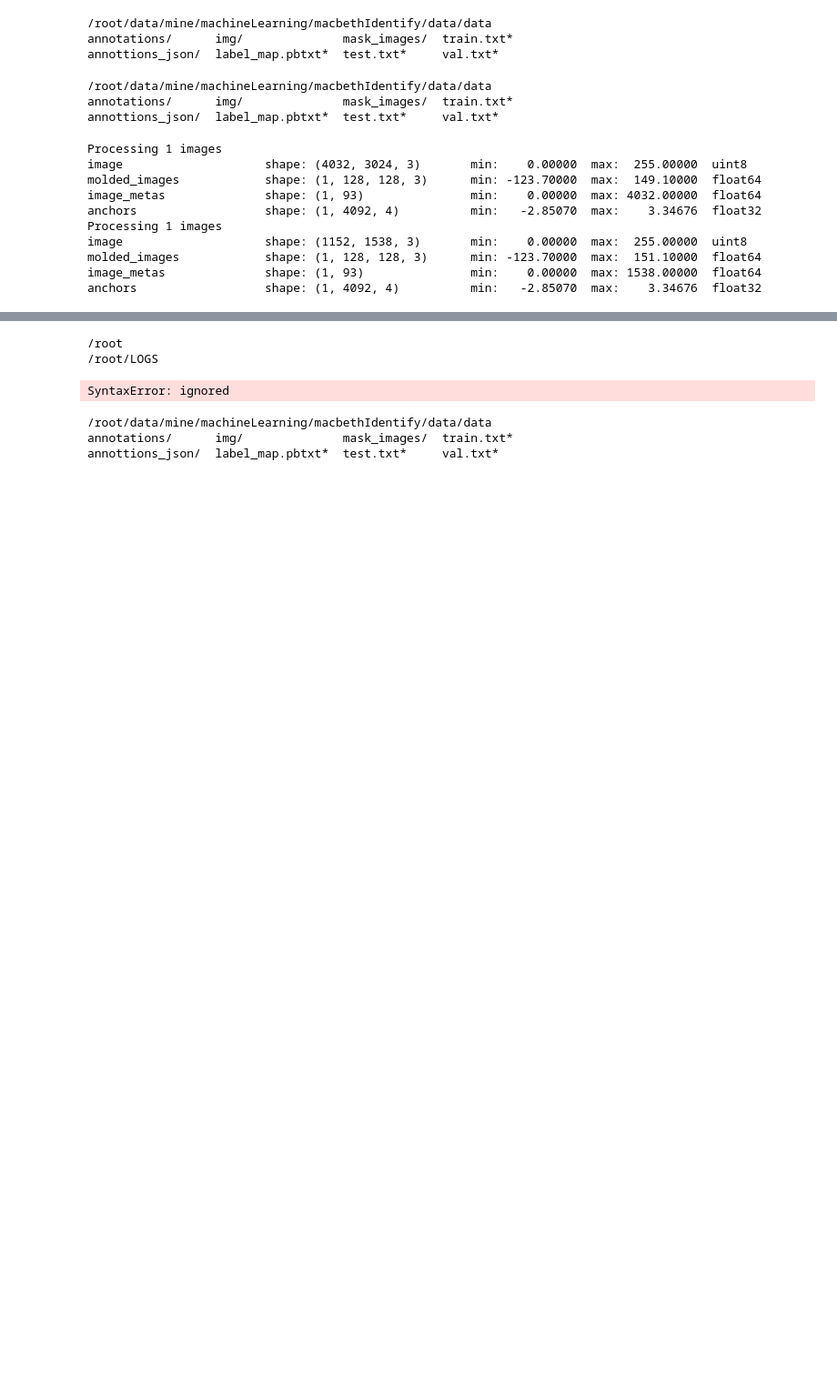
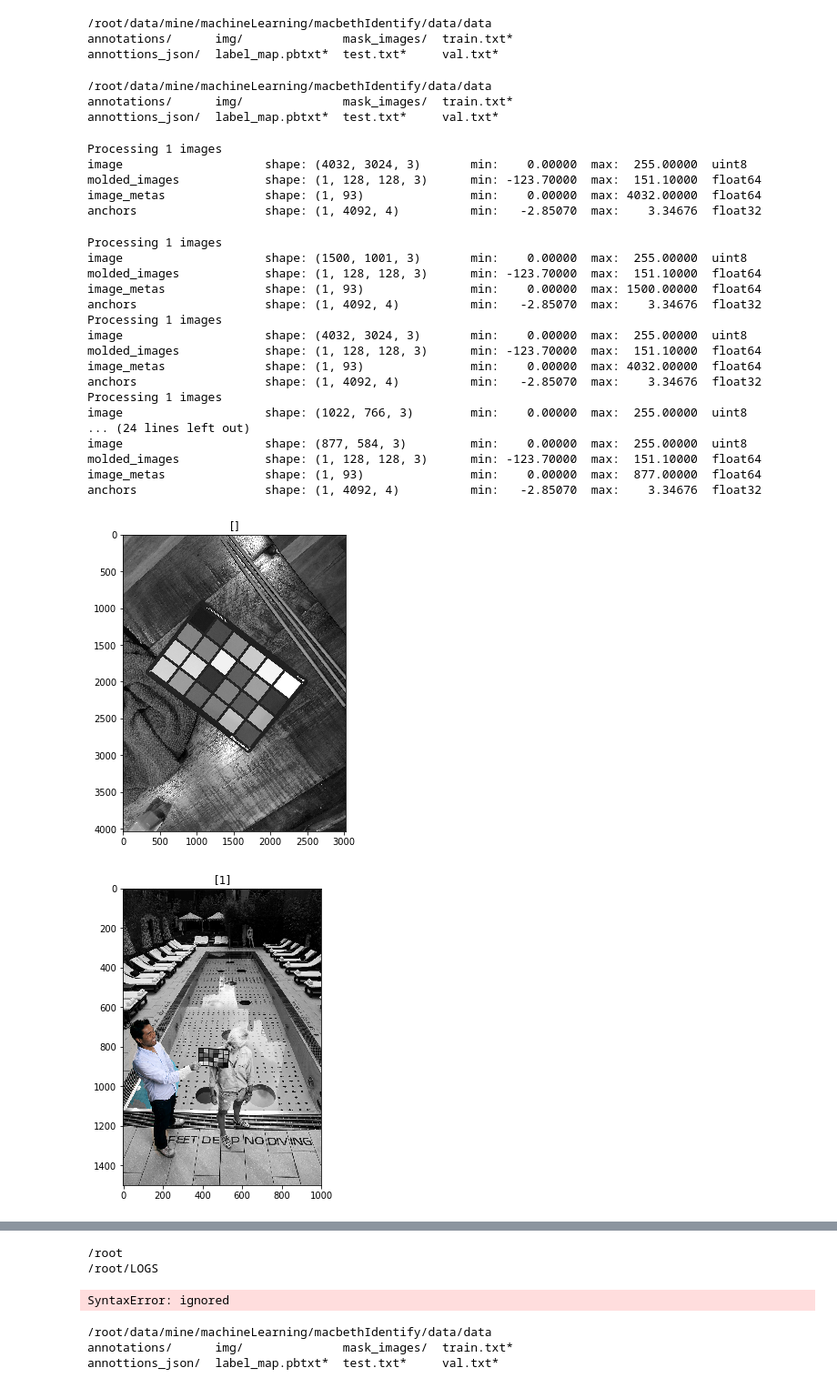
Before and after one commit to aaronbbarclay/mine, a Jupyter notebook: Macbeth_learn.ipynb, the cells around one changed output, grey strips where cells are left out. Shown at 91% size. Cells and saved outputs as stored; diff of their text form; code cells hidden in the pictures; blank space fills up the shorter version.

```diff
--- a/Macbeth_learn.ipynb
+++ b/Macbeth_learn.ipynb
@@ -245,6 +274,10 @@ from matplotlib import pyplot as plt
 from PIL import Image
 import PIL.ExifTags
 from mrcnn import model as modellib, utils
+
+# Directory to save logs and model checkpoints, if not provided
+# through the command line argument --logs
+DEFAULT_LOGS_DIR = "/root/LOGS/"
 
 model = modellib.MaskRCNN(mode="inference", config=inferenceCocoConfig,
                                   model_dir=DEFAULT_LOGS_DIR)
@@ -256,7 +289,7 @@ model.load_weights(weights_path, by_name=True)
 
 RESULTS = []
 
-for imageFilename in os.listdir(imageFilesBasePath)[:2]:
+for imageFilename in os.listdir(imageFilesBasePath)[20:30]:
     if not isValidImage(imageFilename):
         continue
 
@@ -266,39 +299,54 @@ for imageFilename in os.listdir(imageFilesBasePath)[:2]:
     if not maskPath:
         continue
 
     imageSrc = Image.open(imagePath)
     maskSrc = Image.open(maskPath)
 
 
     orientation = getExif(imageSrc, "orientation")
     imageOrientated = fixOrientation(imageSrc, orientation[1])
 
     # Test overlays of masks
     channels = imageOrientated.split()
     testImage = PIL.ImageChops.add(channels[0], maskSrc)
     newImage = Image.merge("RGB", (testImage, channels[1], channels[2]))
 
     imageArray = numpy.array(imageOrientated)
     #maskArray = numpy.array(maskSrc)
 
     #plt.figure(figsize=(8, 6))
     #plt.title(imagePath.split("/").pop())
     #plt.imshow(newImage)
 
     result = model.detect([imageArray], verbose=1)[0]
     RESULTS.append(result)
-    #splash = color_splash(imageArray, result["masks"])
+    splash = color_splash(imageArray, result["masks"])
 
-    #plt.figure(figsize=(8, 6))
-    #plt.imshow(splash)
+    plt.figure(figsize=(8, 6))
+    plt.title(result["class_ids"])
+    plt.imshow(splash)
 # %% [output]
 Processing 1 images
 image                    shape: (4032, 3024, 3)       min:    0.00000  max:  255.00000  uint8
-molded_images            shape: (1, 128, 128, 3)      min: -123.70000  max:  149.10000  float64
+molded_images            shape: (1, 128, 128, 3)      min: -123.70000  max:  151.10000  float64
 image_metas              shape: (1, 93)               min:    0.00000  max: 4032.00000  float64
 anchors                  shape: (1, 4092, 4)          min:   -2.85070  max:    3.34676  float32
-Processing 1 images
-image                    shape: (1152, 1538, 3)       min:    0.00000  max:  255.00000  uint8
-molded_images            shape: (1, 128, 128, 3)      min: -123.70000  max:  151.10000  float64
-image_metas              shape: (1, 93)               min:    0.00000  max: 1538.00000  float64
-anchors                  shape: (1, 4092, 4)          min:   -2.85070  max:    3.34676  float32
+Processing 1 images
+image                    shape: (1500, 1001, 3)       min:    0.00000  max:  255.00000  uint8
+molded_images            shape: (1, 128, 128, 3)      min: -123.70000  max:  151.10000  float64
+image_metas              shape: (1, 93)               min:    0.00000  max: 1500.00000  float64
+anchors                  shape: (1, 4092, 4)          min:   -2.85070  max:    3.34676  float32
+Processing 1 images
+image                    shape: (4032, 3024, 3)       min:    0.00000  max:  255.00000  uint8
+molded_images            shape: (1, 128, 128, 3)      min: -123.70000  max:  151.10000  float64
+image_metas              shape: (1, 93)               min:    0.00000  max: 4032.00000  float64
+anchors                  shape: (1, 4092, 4)          min:   -2.85070  max:    3.34676  float32
+Processing 1 images
+image                    shape: (1022, 766, 3)        min:    0.00000  max:  255.00000  uint8
+... (24 lines left out)
+image                    shape: (877, 584, 3)         min:    0.00000  max:  255.00000  uint8
+molded_images            shape: (1, 128, 128, 3)      min: -123.70000  max:  151.10000  float64
+image_metas              shape: (1, 93)               min:    0.00000  max:  877.00000  float64
+anchors                  shape: (1, 4092, 4)          min:   -2.85070  max:    3.34676  float32
+[figure, added]
+[figure, added]
```
Also changed, not shown: parts of 10 cells of this notebook.
